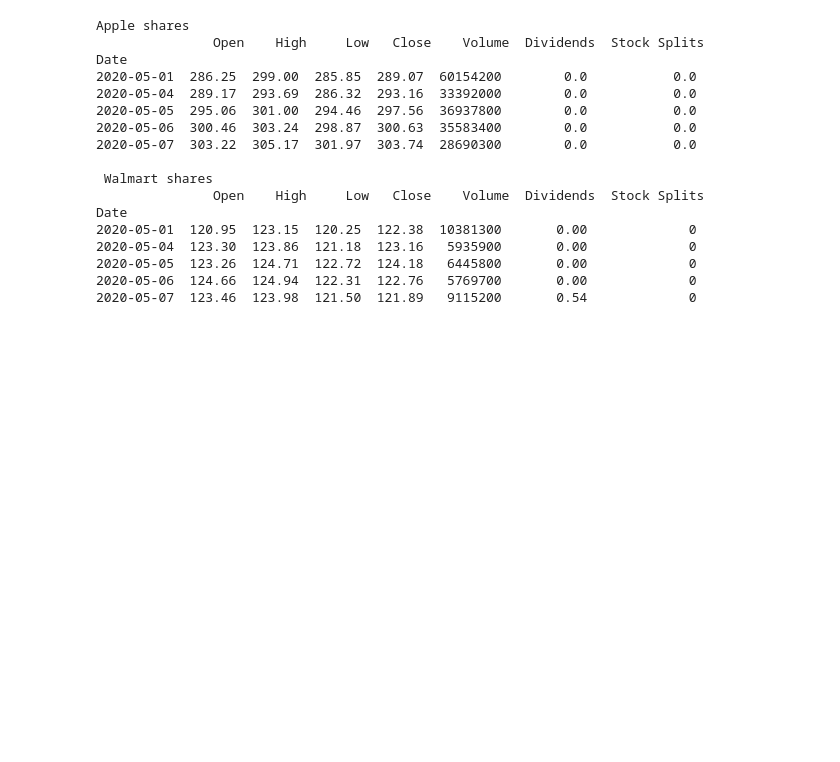
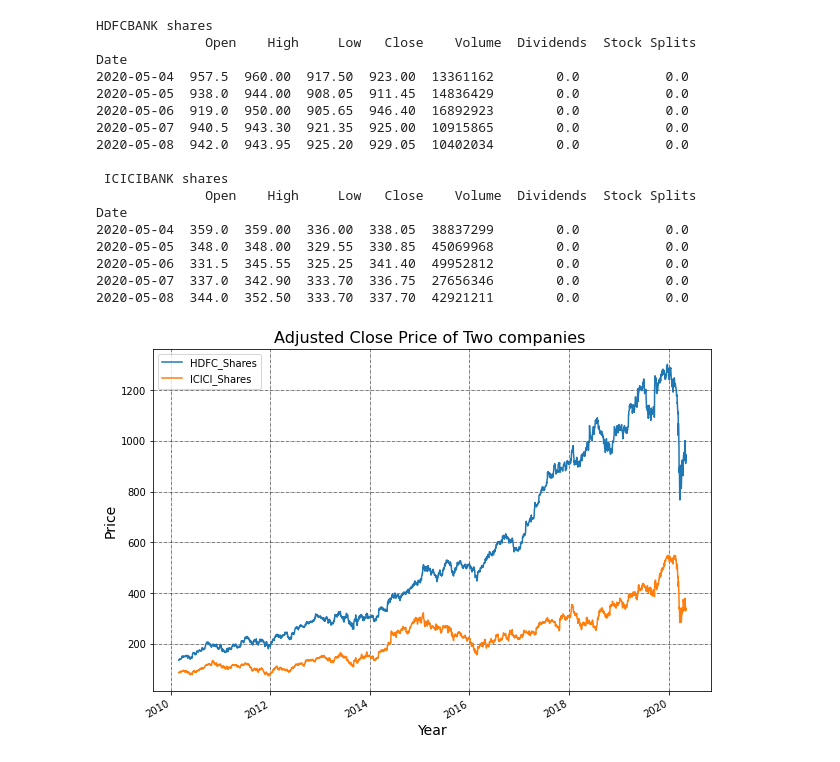
Before and after one commit to mohithxoxo/Projects, a Jupyter notebook: Security_risk_of_two_stocks.ipynb, the cells around one changed output. Cells and saved outputs as stored; diff of their text form; code cells hidden in the pictures; blank space fills up the shorter version.

```diff
--- a/Security_risk_of_two_stocks.ipynb
+++ b/Security_risk_of_two_stocks.ipynb
@@ -29,30 +29,43 @@ import pandas as pd
 import matplotlib.pyplot as plt
 # %%
 import yfinance as yf
-tickerSymbol = 'AAPL'
+tickerSymbol = 'HDFCBANK.NS'
 tickerData = yf.Ticker(tickerSymbol)
-Apple = tickerData.history(period='1d', start='2010-03-1')
-print("Apple shares " ,"\n",Apple.tail())
+HDFCBANK = tickerData.history(period='1d', start='2010-03-1')
+print("HDFCBANK shares " ,"\n",HDFCBANK.tail())
 
-tickerSymbol = 'WMT'
+tickerSymbol = 'ICICIBANK.NS'
 tickerData = yf.Ticker(tickerSymbol)
-Walmart= tickerData.history(period='1d', start='2010-03-1')
-print("\n","Walmart shares ","\n" ,Walmart.tail())
+ICICIBANK= tickerData.history(period='1d', start='2010-03-1')
+print("\n","ICICIBANK shares ","\n" ,ICICIBANK.tail())
 # %% [output]
-Apple shares
-               Open    High     Low   Close    Volume  Dividends  Stock Splits
+HDFCBANK shares
+              Open    High     Low   Close    Volume  Dividends  Stock Splits
 Date
-2020-05-01  286.25  299.00  285.85  289.07  60154200        0.0           0.0
-2020-05-04  289.17  293.69  286.32  293.16  33392000        0.0           0.0
-2020-05-05  295.06  301.00  294.46  297.56  36937800        0.0           0.0
-2020-05-06  300.46  303.24  298.87  300.63  35583400        0.0           0.0
-2020-05-07  303.22  305.17  301.97  303.74  28690300        0.0           0.0
+2020-05-04  957.5  960.00  917.50  923.00  13361162        0.0           0.0
+2020-05-05  938.0  944.00  908.05  911.45  14836429        0.0           0.0
+2020-05-06  919.0  950.00  905.65  946.40  16892923        0.0           0.0
+2020-05-07  940.5  943.30  921.35  925.00  10915865        0.0           0.0
+2020-05-08  942.0  943.95  925.20  929.05  10402034        0.0           0.0
 
- Walmart shares
-               Open    High     Low   Close    Volume  Dividends  Stock Splits
+ ICICIBANK shares
+              Open    High     Low   Close    Volume  Dividends  Stock Splits
 Date
-2020-05-01  120.95  123.15  120.25  122.38  10381300       0.00             0
-2020-05-04  123.30  123.86  121.18  123.16   5935900       0.00             0
-2020-05-05  123.26  124.71  122.72  124.18   6445800       0.00             0
-2020-05-06  124.66  124.94  122.31  122.76   5769700       0.00             0
-2020-05-07  123.46  123.98  121.50  121.89   9115200       0.54             0
+2020-05-04  359.0  359.00  336.00  338.05  38837299        0.0           0.0
+2020-05-05  348.0  348.00  329.55  330.85  45069968        0.0           0.0
+2020-05-06  331.5  345.55  325.25  341.40  49952812        0.0           0.0
+2020-05-07  337.0  342.90  333.70  336.75  27656346        0.0           0.0
+2020-05-08  344.0  352.50  333.70  337.70  42921211        0.0           0.0
+# %%
+HDFCBANK = HDFCBANK.rename(columns={'Close' : 'HDFC_Shares'})
+ICICIBANK  = ICICIBANK.rename(columns={'Close' : 'ICICI_Shares'})
+hdfc_icici_data = pd.DataFrame(data = [HDFCBANK['HDFC_Shares'],ICICIBANK['ICICI_Shares']]).T
+hdfc_icici_data.plot(figsize=(10, 7))
+plt.legend()
+plt.title("Adjusted Close Price of Two companies ", fontsize=16)
+plt.ylabel('Price', fontsize=14)
+plt.xlabel('Year', fontsize=14)
+plt.grid(which="major", color='k', linestyle='-.', linewidth=0.5)
+plt.show()
+# %% [output]
+[figure, added]
```
Also changed, not shown: parts of 14 cells of this notebook.
